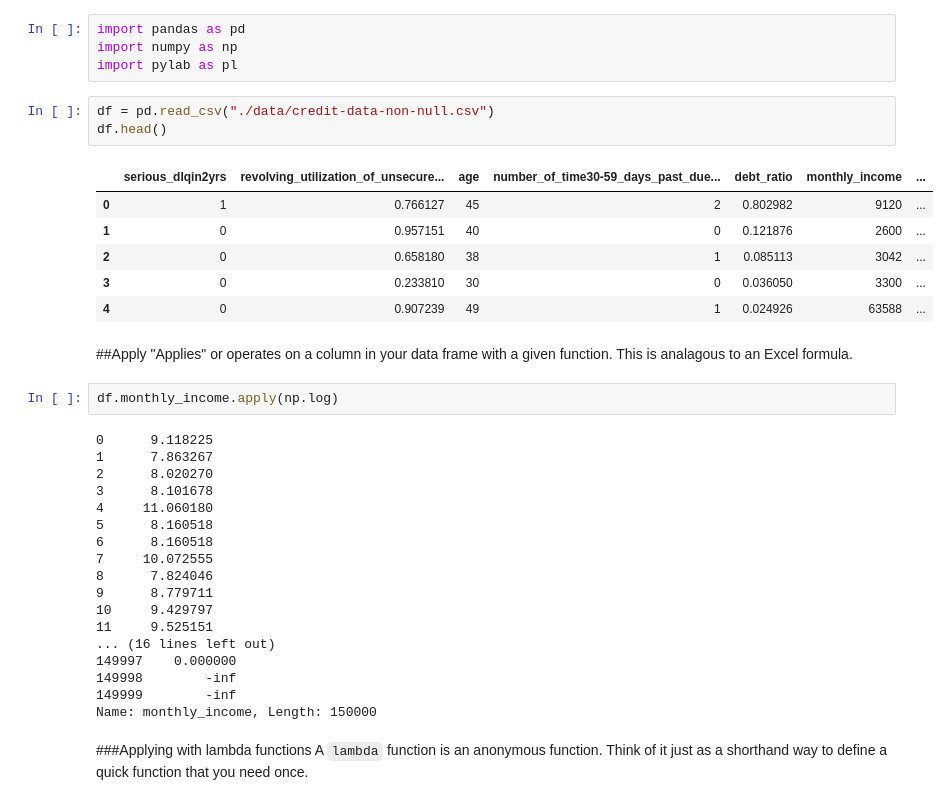
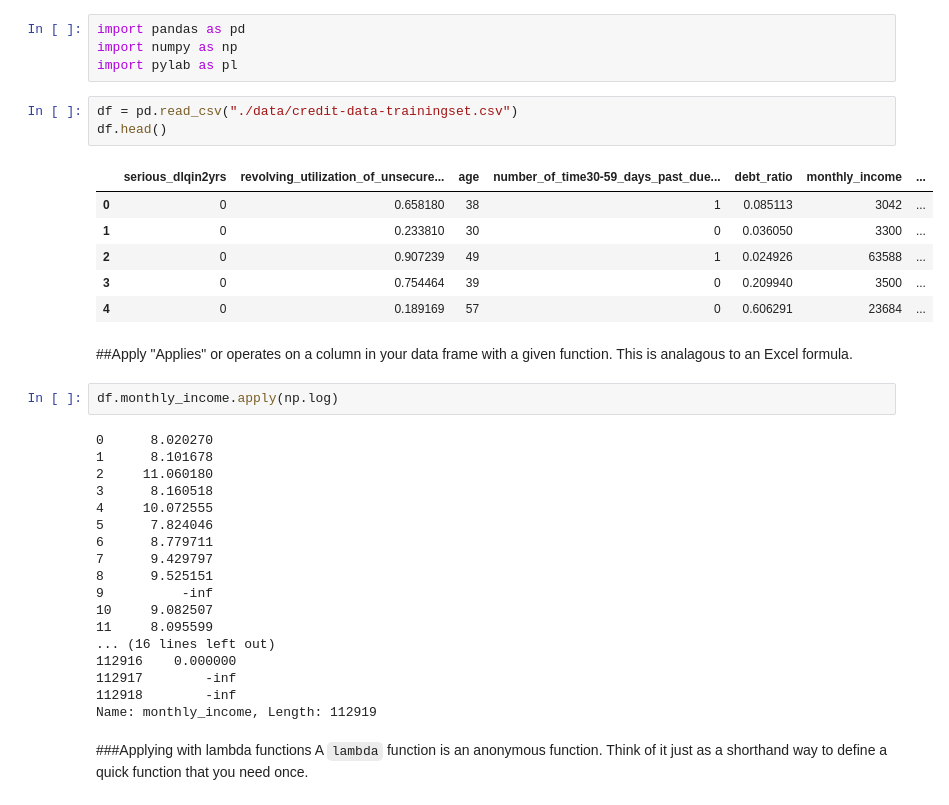
Before and after one commit to yhat/DataGotham2013, a Jupyter notebook: notebooks/2 - Aggregation and Grouping.ipynb, the cells around one changed output. Saved outputs shown, nothing was run; the diff lists cells and outputs as text.

```diff
--- a/notebooks/2 - Aggregation and Grouping.ipynb
+++ b/notebooks/2 - Aggregation and Grouping.ipynb
@@ -3,38 +3,38 @@ import pandas as pd
 import numpy as np
 import pylab as pl
 # %%
-df = pd.read_csv("./data/credit-data-non-null.csv")
+df = pd.read_csv("./data/credit-data-trainingset.csv")
 df.head()
 # %% [output]
 |  | serious_dlqin2yrs | revolving_utilization_of_unsecure... | age | number_of_time30-59_days_past_due... | debt_ratio | monthly_income | ... |
-| 0 | 1 | 0.766127 | 45 | 2 | 0.802982 | 9120 | ... |
-| 1 | 0 | 0.957151 | 40 | 0 | 0.121876 | 2600 | ... |
-| 2 | 0 | 0.658180 | 38 | 1 | 0.085113 | 3042 | ... |
-| 3 | 0 | 0.233810 | 30 | 0 | 0.036050 | 3300 | ... |
-| 4 | 0 | 0.907239 | 49 | 1 | 0.024926 | 63588 | ... |
+| 0 | 0 | 0.658180 | 38 | 1 | 0.085113 | 3042 | ... |
+| 1 | 0 | 0.233810 | 30 | 0 | 0.036050 | 3300 | ... |
+| 2 | 0 | 0.907239 | 49 | 1 | 0.024926 | 63588 | ... |
+| 3 | 0 | 0.754464 | 39 | 0 | 0.209940 | 3500 | ... |
+| 4 | 0 | 0.189169 | 57 | 0 | 0.606291 | 23684 | ... |
 # %% [markdown]
 ##Apply
 "Applies" or operates on a column in your data frame with a given function. This is analagous to an Excel formula.
 # %%
 df.monthly_income.apply(np.log)
 # %% [output]
-0      9.118225
-1      7.863267
-2      8.020270
-3      8.101678
-4     11.060180
-5      8.160518
-6      8.160518
-7     10.072555
-8      7.824046
-9      8.779711
-10     9.429797
-11     9.525151
+0      8.020270
+1      8.101678
+2     11.060180
+3      8.160518
+4     10.072555
+5      7.824046
+6      8.779711
+7      9.429797
+8      9.525151
+9          -inf
+10     9.082507
+11     8.095599
 ... (16 lines left out)
-149997    0.000000
-149998        -inf
-149999        -inf
-Name: monthly_income, Length: 150000
+112916    0.000000
+112917        -inf
+112918        -inf
+Name: monthly_income, Length: 112919
 # %% [markdown]
 ###Applying with lambda functions
 A `lambda` function is an anonymous function. Think of it just as a shorthand way to define a quick function that you need once.
```
Also changed, not shown: parts of 4 cells of this notebook, 1 other file.
